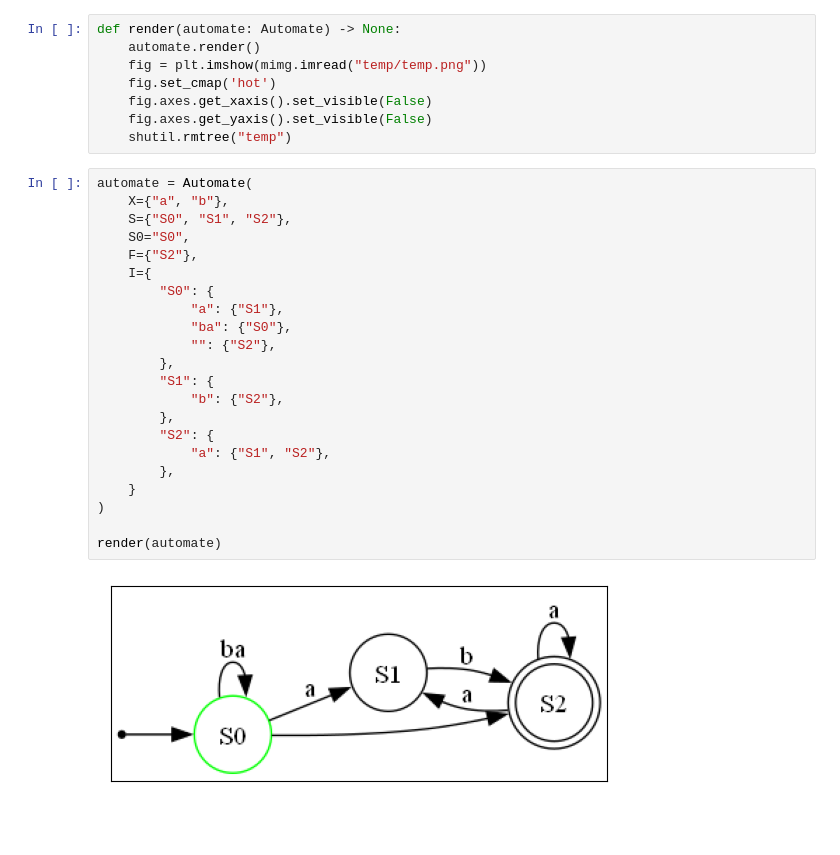
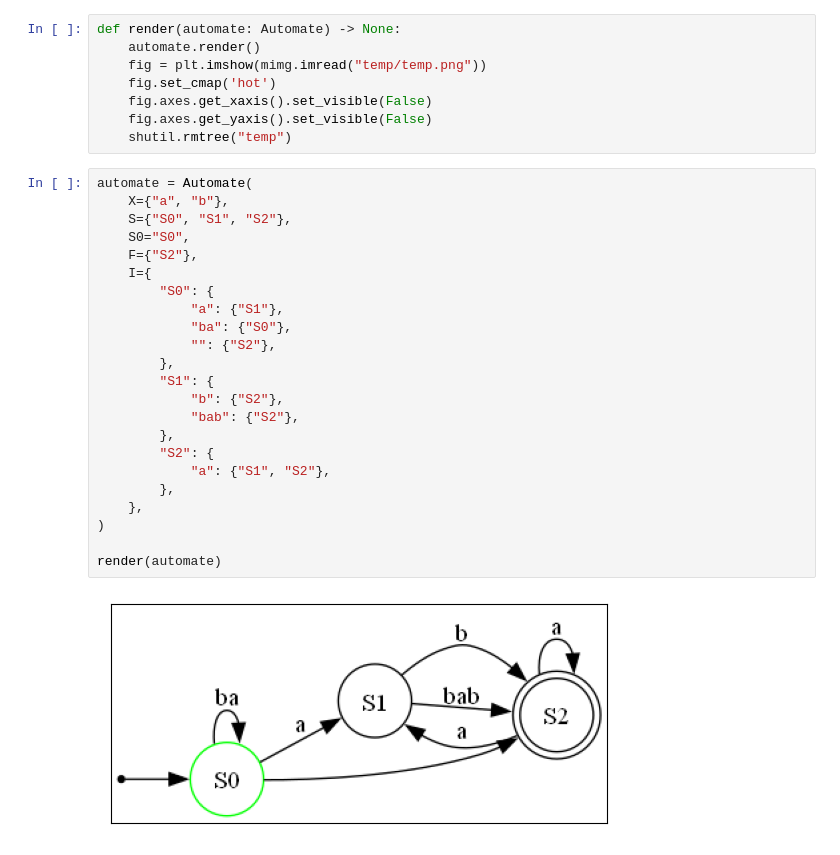
Before and after one commit to mounirmelzi/finite-state-automate, a Jupyter notebook: automate.ipynb, the cells around one changed output. Drawn from its saved outputs; the diff is of its cells as text; blank space fills up the shorter version.

```diff
--- a/automate.ipynb
+++ b/automate.ipynb
@@ -79,27 +135,28 @@ def render(automate: Automate) -> None:
 # %%
 automate = Automate(
     X={"a", "b"},
     S={"S0", "S1", "S2"},
     S0="S0",
     F={"S2"},
     I={
         "S0": {
             "a": {"S1"},
             "ba": {"S0"},
             "": {"S2"},
         },
         "S1": {
             "b": {"S2"},
+            "bab": {"S2"},
         },
         "S2": {
             "a": {"S1", "S2"},
         },
-    }
+    },
 )
 
 render(automate)
 # %% [output]
-[figure, old version]
+[figure, new version]
 # %%
 automate.eliminate_long_words()
 render(automate)
```
Also changed, not shown: parts of 3 cells of this notebook.
